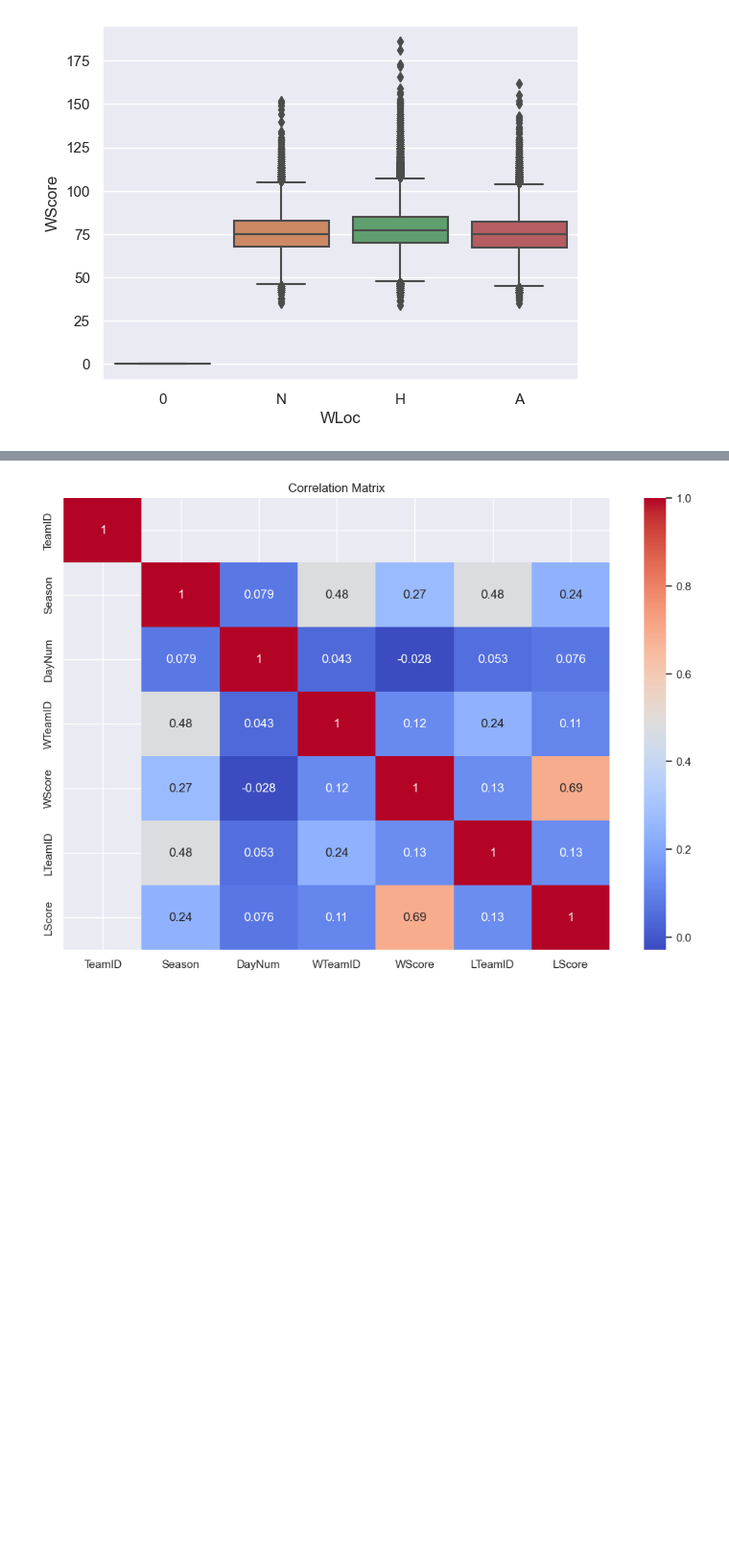
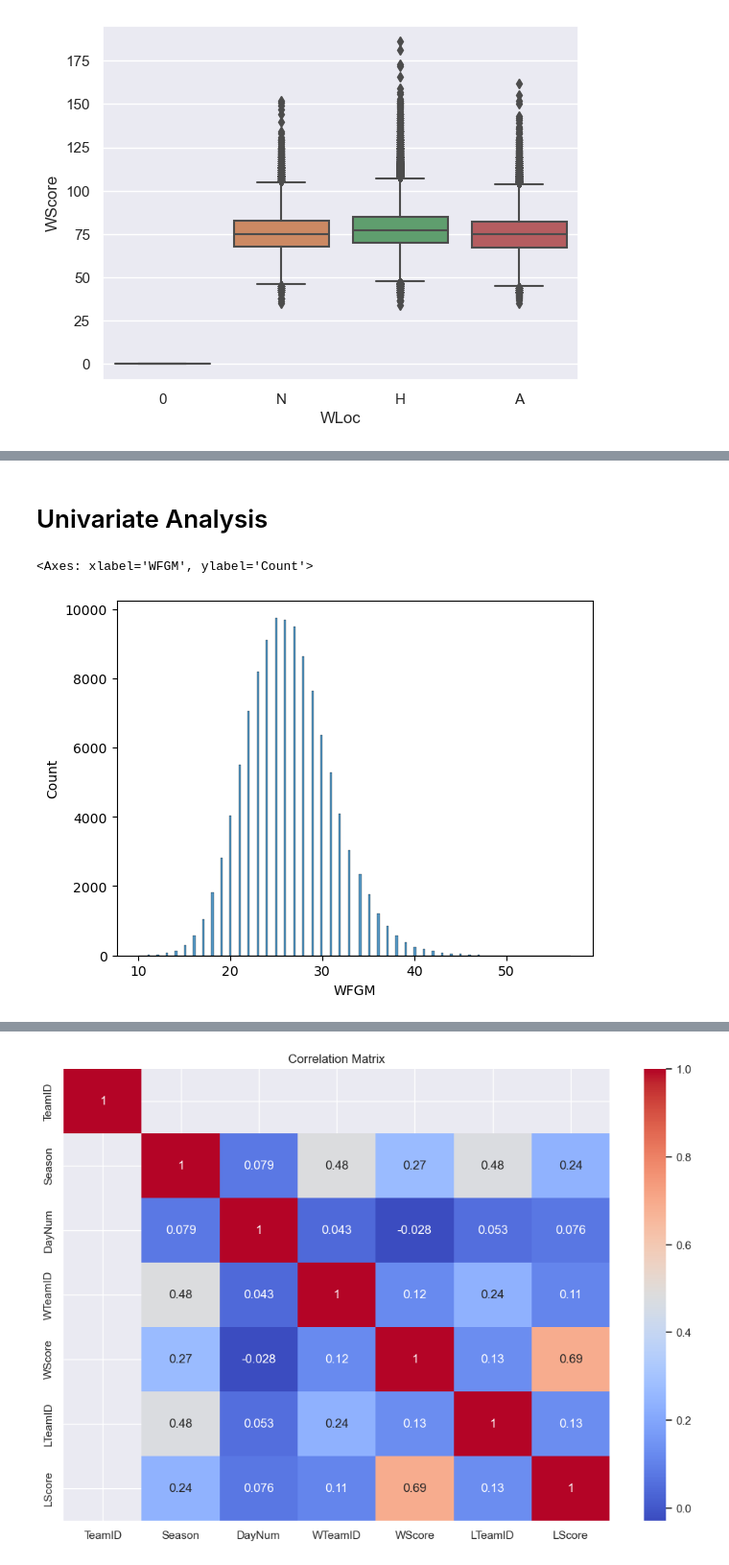
Before and after one commit to cshields164/march-machine-learning-mania-2024, a Jupyter notebook: code/01explore.ipynb, the cells around one changed output, grey strips where cells are left out. Shown at 96% size. Saved outputs shown, nothing was run; the diff lists cells and outputs as text; code cells hidden in the pictures; blank space fills up the shorter version.

```diff
--- a/code/01explore.ipynb
+++ b/code/01explore.ipynb
@@ -249,0 +259,2 @@ sns.boxplot(data=df_total, y='WScore', x ='WLoc')
+# %%
+df_reg_stats = pd.read_csv('../data2/MRegularSeasonDetailedResults.csv')
@@ -249,0 +271,7 @@ sns.boxplot(data=df_total, y='WScore', x ='WLoc')
+# %% [markdown]
+# Univariate Analysis
+# %%
+sns.histplot(data=df_reg_stats, x= 'WFGM')
+# %% [output]
+<Axes: xlabel='WFGM', ylabel='Count'>
+[figure, added]
```
Also changed, not shown: parts of 31 cells of this notebook.
